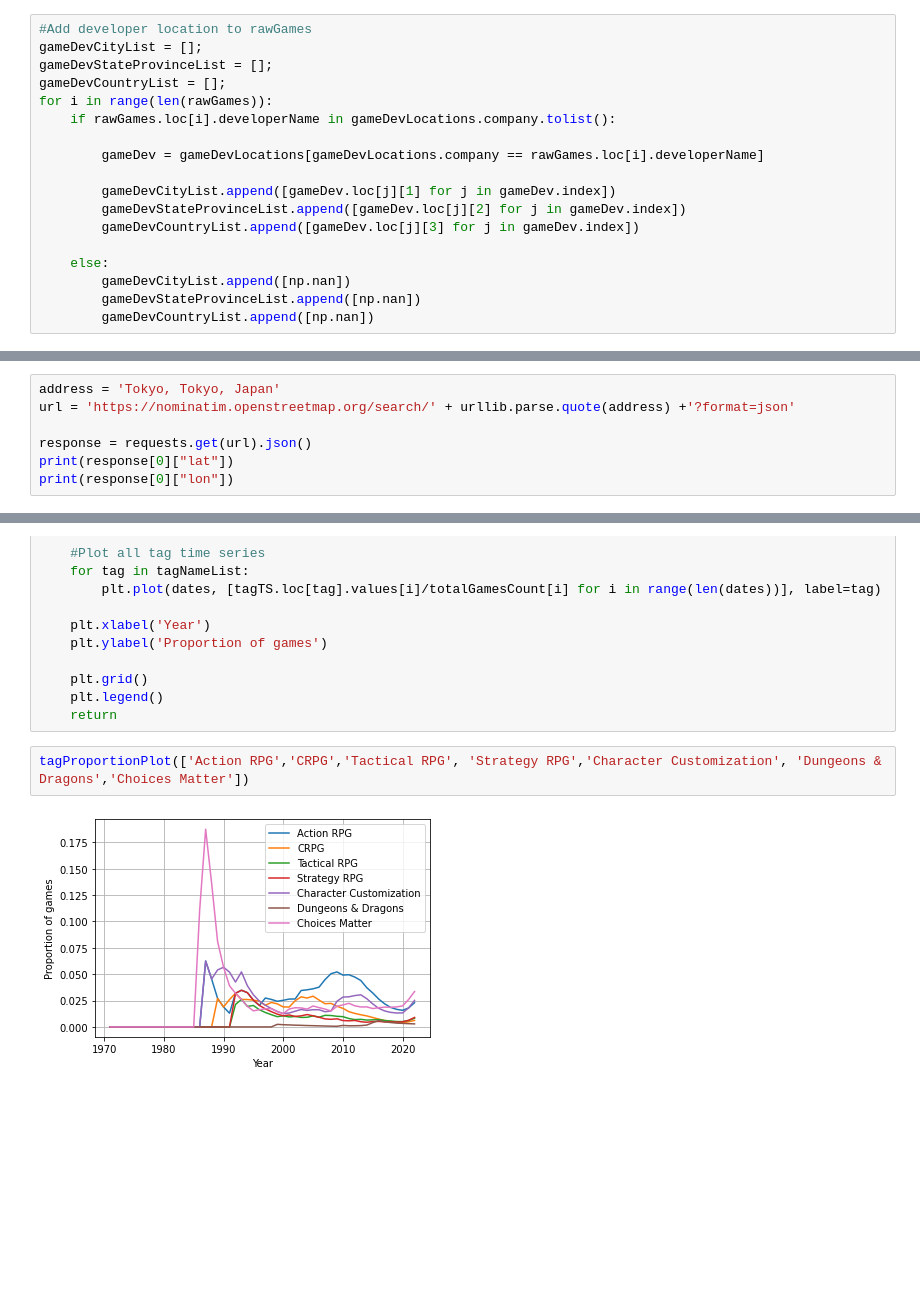
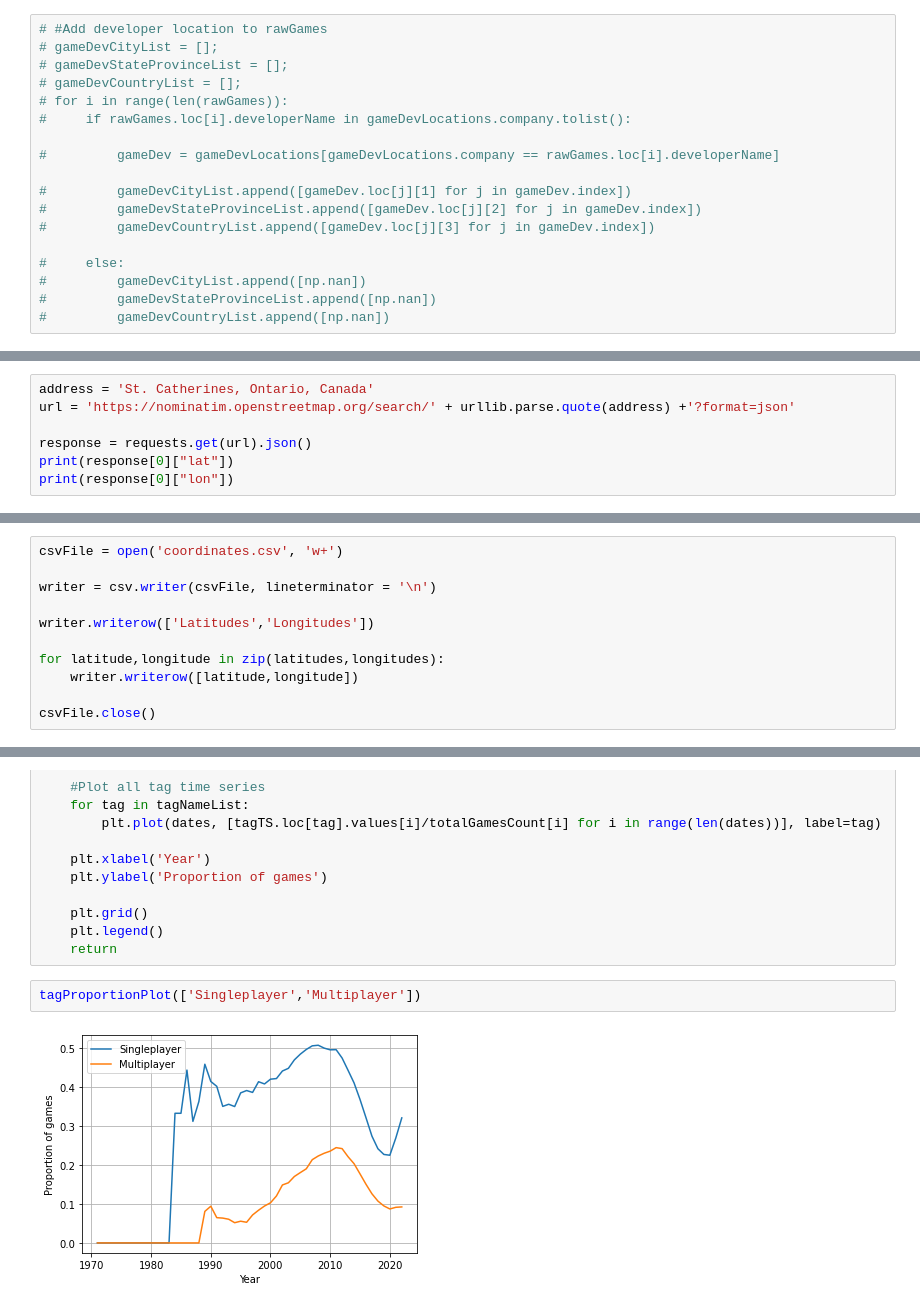
Before and after one commit to isam7/SteamScraping, a Jupyter notebook: Steam Data Analysis.ipynb, the cells around one changed output, grey strips where cells are left out. Drawn from its saved outputs; the diff is of its cells as text; blank space fills up the shorter version.

```diff
--- a/Steam Data Analysis.ipynb
+++ b/Steam Data Analysis.ipynb
@@ -197,21 +372,21 @@ gameDevLocations.head()
 # %%
-#Add developer location to rawGames
-gameDevCityList = [];
-gameDevStateProvinceList = [];
-gameDevCountryList = [];
-for i in range(len(rawGames)):
-    if rawGames.loc[i].developerName in gameDevLocations.company.tolist():
+# #Add developer location to rawGames
+# gameDevCityList = [];
+# gameDevStateProvinceList = [];
+# gameDevCountryList = [];
+# for i in range(len(rawGames)):
+#     if rawGames.loc[i].developerName in gameDevLocations.company.tolist():
 
-        gameDev = gameDevLocations[gameDevLocations.company == rawGames.loc[i].developerName]
+#         gameDev = gameDevLocations[gameDevLocations.company == rawGames.loc[i].developerName]
 
-        gameDevCityList.append([gameDev.loc[j][1] for j in gameDev.index])
-        gameDevStateProvinceList.append([gameDev.loc[j][2] for j in gameDev.index])
-        gameDevCountryList.append([gameDev.loc[j][3] for j in gameDev.index])
+#         gameDevCityList.append([gameDev.loc[j][1] for j in gameDev.index])
+#         gameDevStateProvinceList.append([gameDev.loc[j][2] for j in gameDev.index])
+#         gameDevCountryList.append([gameDev.loc[j][3] for j in gameDev.index])
 
-    else:
-        gameDevCityList.append([np.nan])
-        gameDevStateProvinceList.append([np.nan])
-        gameDevCountryList.append([np.nan])
+#     else:
+#         gameDevCityList.append([np.nan])
+#         gameDevStateProvinceList.append([np.nan])
+#         gameDevCountryList.append([np.nan])
 # %%
 gameDevCountryList.count([np.nan])/len(gameDevCountryList)
 # %% [output]
@@ -221,7 +396,7 @@ len(rawGames.developerName.unique())
 # %% [output]
 43280
 # %%
-address = 'Tokyo, Tokyo, Japan'
+address = 'St. Catherines, Ontario, Canada'
 url = 'https://nominatim.openstreetmap.org/search/' + urllib.parse.quote(address) +'?format=json'
 
 response = requests.get(url).json()
@@ -236,0 +491,11 @@ Tokyo, Tokyo, Japan
+# %%
+csvFile = open('coordinates.csv', 'w+')
+
+writer = csv.writer(csvFile, lineterminator = '\n')
+
+writer.writerow(['Latitudes','Longitudes'])
+
+for latitude,longitude in zip(latitudes,longitudes):
+    writer.writerow([latitude,longitude])
+
+csvFile.close()
@@ -587,9 +698,9 @@ def tagProportionPlot(tagNameList):
     plt.legend()
     return
 # %%
-tagProportionPlot(['Action RPG','CRPG','Tactical RPG', 'Strategy RPG','Character Customization', 'Dungeons & Dragons','Choices Matter'])
+tagProportionPlot(['Singleplayer','Multiplayer'])
 # %% [output]
-[figure, old version]
+[figure, new version]
 # %%
 #Plot change in proportion of RPGs over time
 plt.figure()
```
Also changed, not shown: parts of 63 cells of this notebook.
